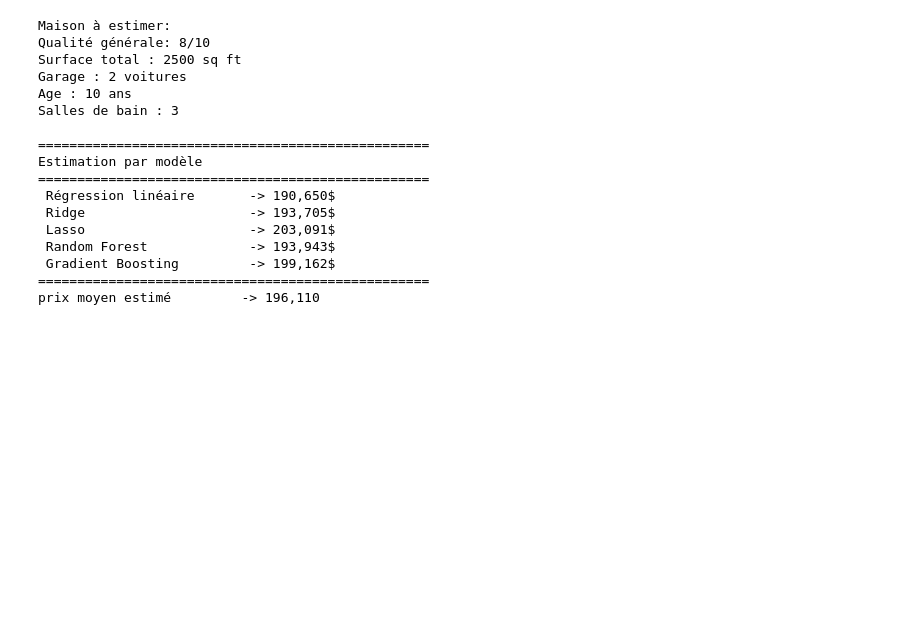
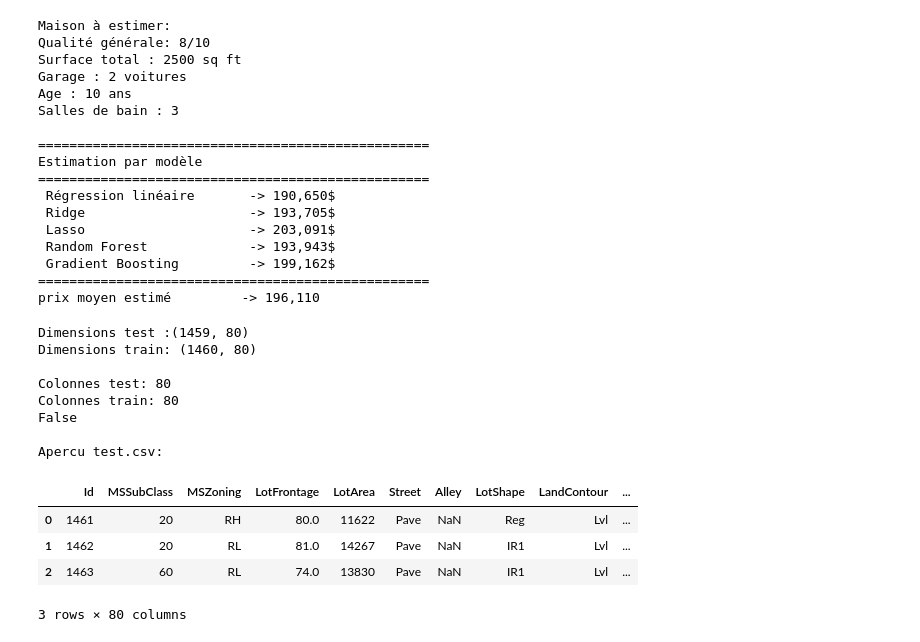
Before and after one commit to Aous1997/ames-housing-analysis, a Jupyter notebook: noteboooks/analyse_ames.ipynb, the cells around one changed output. Drawn from its saved outputs; the diff is of its cells as text; code cells hidden in the pictures; blank space fills up the shorter version.

```diff
--- a/noteboooks/analyse_ames.ipynb
+++ b/noteboooks/analyse_ames.ipynb
@@ -557,3 +557,27 @@ Estimation par modèle
  Gradient Boosting         -> 199,162$
 ==================================================
 prix moyen estimé         -> 196,110
+# %%
+# Application sur les données test.csv
+df_test = pd.read_csv('../data/test.csv')
+print(f"Dimensions test :{df_test.shape}")
+print(f"Dimensions train: {df.shape}")
+print(f"\nColonnes test: {df_test.shape[1]}")
+print(f"Colonnes train: {df.shape[1]}")
+print('SalePrice' in df_test.columns)
+print(f"\nApercu test.csv:")
+df_test.head(3)
+# %% [output]
+Dimensions test :(1459, 80)
+Dimensions train: (1460, 80)
+
+Colonnes test: 80
+Colonnes train: 80
+False
+
+Apercu test.csv:
+|  | Id | MSSubClass | MSZoning | LotFrontage | LotArea | Street | Alley | LotShape | LandContour | ... |
+| 0 | 1461 | 20 | RH | 80.0 | 11622 | Pave | NaN | Reg | Lvl | ... |
+| 1 | 1462 | 20 | RL | 81.0 | 14267 | Pave | NaN | IR1 | Lvl | ... |
+| 2 | 1463 | 60 | RL | 74.0 | 13830 | Pave | NaN | IR1 | Lvl | ... |
+3 rows × 80 columns
```
Also changed, not shown: parts of 7 cells of this notebook, 4 other files.
